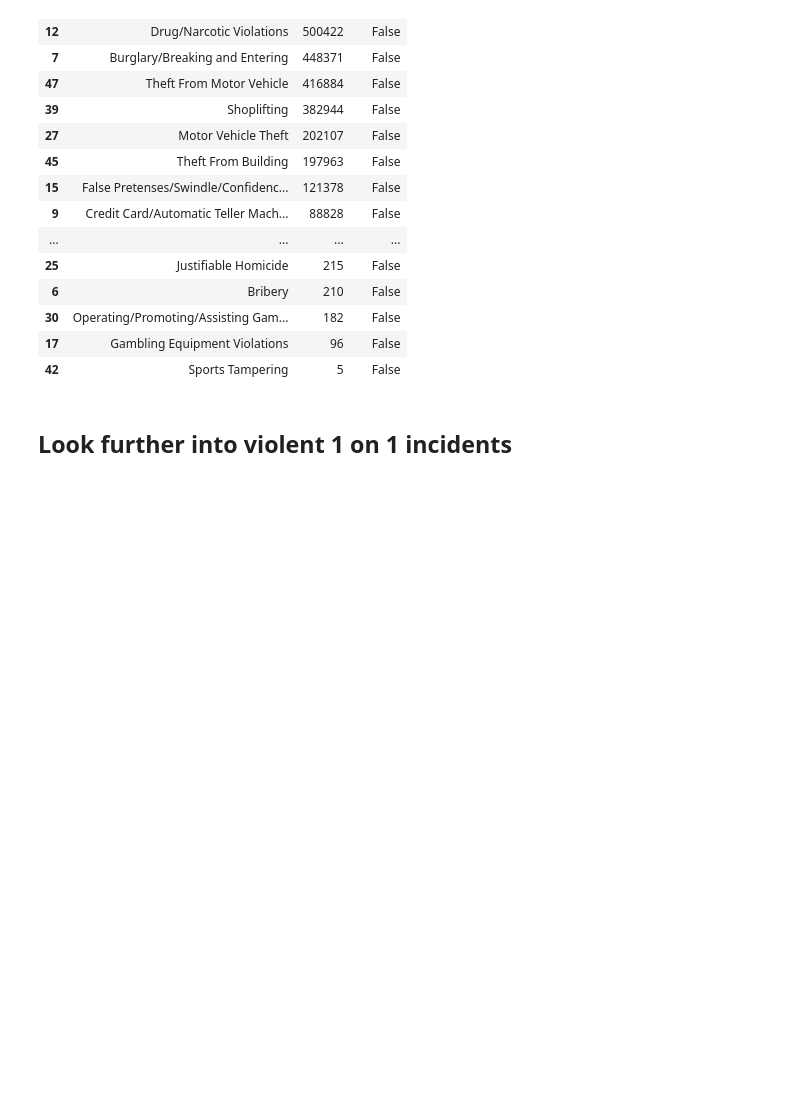
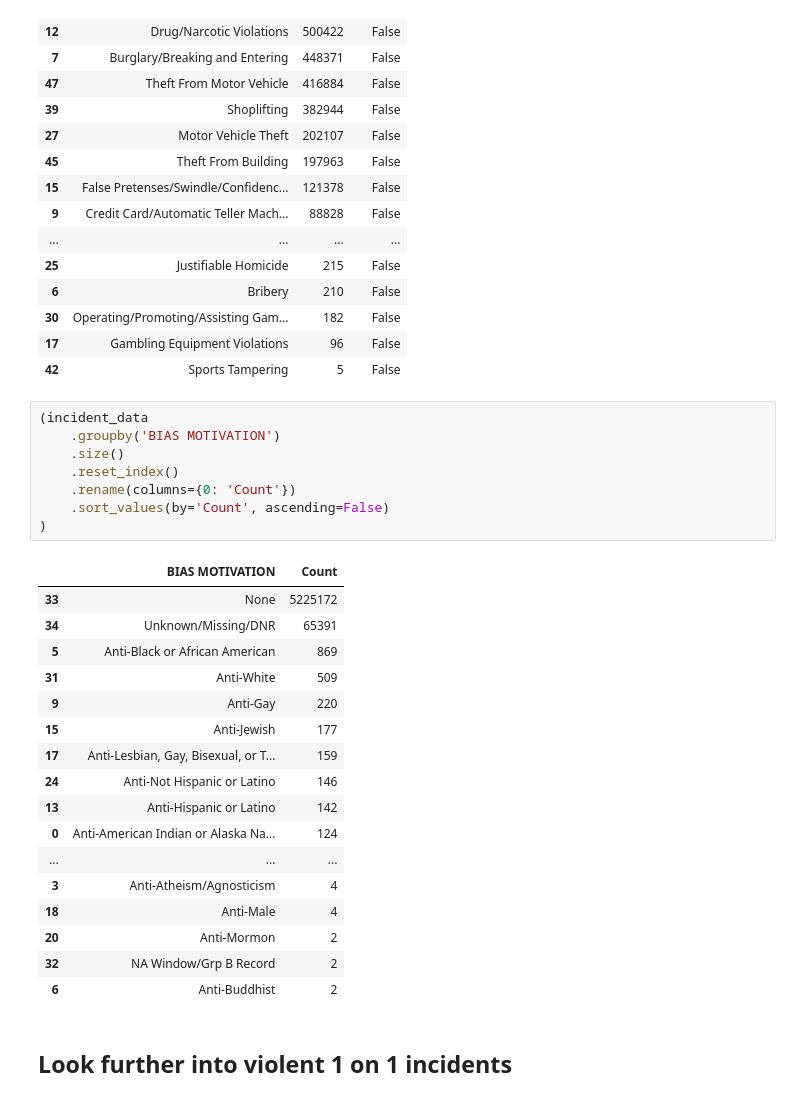
Before and after one commit to castle8080/violence_research, a Jupyter notebook: nat_incident_data.ipynb, the cells around one changed output. Drawn from its saved outputs; the diff is of its cells as text; blank space fills up the shorter version.

Commit message:
Adding information about motivation.

```diff
--- a/nat_incident_data.ipynb
+++ b/nat_incident_data.ipynb
@@ -244,6 +244,32 @@ offense_type_counts[~offense_type_counts.Violent]
 | 30 | Operating/Promoting/Assisting Gam... | 182 | False |
 | 17 | Gambling Equipment Violations | 96 | False |
 | 42 | Sports Tampering | 5 | False |
+# %%
+(incident_data
+    .groupby('BIAS MOTIVATION')
+    .size()
+    .reset_index()
+    .rename(columns={0: 'Count'})
+    .sort_values(by='Count', ascending=False)
+)
+# %% [output]
+|  | BIAS MOTIVATION | Count |
+| 33 | None | 5225172 |
+| 34 | Unknown/Missing/DNR | 65391 |
+| 5 | Anti-Black or African American | 869 |
+| 31 | Anti-White | 509 |
+| 9 | Anti-Gay | 220 |
+| 15 | Anti-Jewish | 177 |
+| 17 | Anti-Lesbian, Gay, Bisexual, or T... | 159 |
+| 24 | Anti-Not Hispanic or Latino | 146 |
+| 13 | Anti-Hispanic or Latino | 142 |
+| 0 | Anti-American Indian or Alaska Na... | 124 |
+| ... | ... | ... |
+| 3 | Anti-Atheism/Agnosticism | 4 |
+| 18 | Anti-Male | 4 |
+| 20 | Anti-Mormon | 2 |
+| 32 | NA Window/Grp B Record | 2 |
+| 6 | Anti-Buddhist | 2 |
 # %% [markdown]
 ## Look further into violent 1 on 1 incidents
 # %%
```
